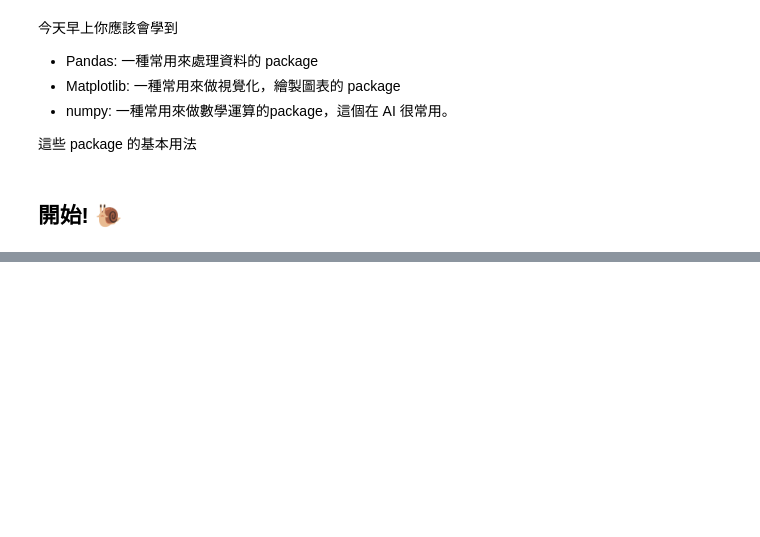
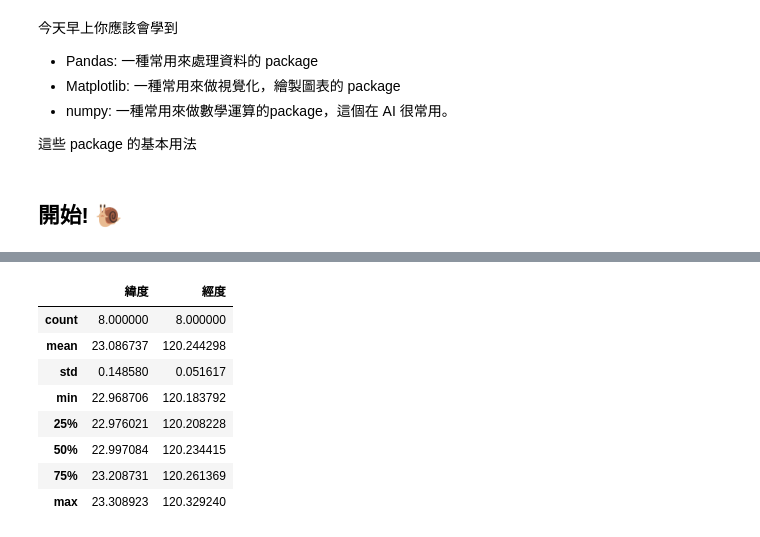
Before and after one commit to x-village/python-course, a Jupyter notebook: Lesson08-Web Crawler/Lesson09-Data Visualisation.ipynb, the cells around one changed output, grey strips where cells are left out. Cells and saved outputs as stored; diff of their text form; code cells hidden in the pictures; blank space fills up the shorter version.

```diff
--- a/Lesson08-Web Crawler/Lesson09-Data Visualisation.ipynb
+++ b/Lesson08-Web Crawler/Lesson09-Data Visualisation.ipynb
@@ -66,0 +210,5 @@ pip install pandas
+# %%
+# 臺南市健康促進醫院一覽表
+url = 'http://data.tainan.gov.tw/dataset/1b89994d-ab2a-4126-ab1e-ed1a0cfaeb27/resource/f169b4d7-11d7-400e-b061-249cf9a2bf34/download/1070612tnhp.csv'
+data = pd.read_csv(url, encoding='utf-8')
+print(type(data))
@@ -66,0 +251,12 @@ pip install pandas
+# %%
+data.describe()
+# %% [output]
+|  | 緯度 | 經度 |
+| count | 8.000000 | 8.000000 |
+| mean | 23.086737 | 120.244298 |
+| std | 0.148580 | 0.051617 |
+| min | 22.968706 | 120.183792 |
+| 25% | 22.976021 | 120.208228 |
+| 50% | 22.997084 | 120.234415 |
+| 75% | 23.208731 | 120.261369 |
+| max | 23.308923 | 120.329240 |
```
Also changed, not shown: parts of 31 cells of this notebook, 1 other file.
